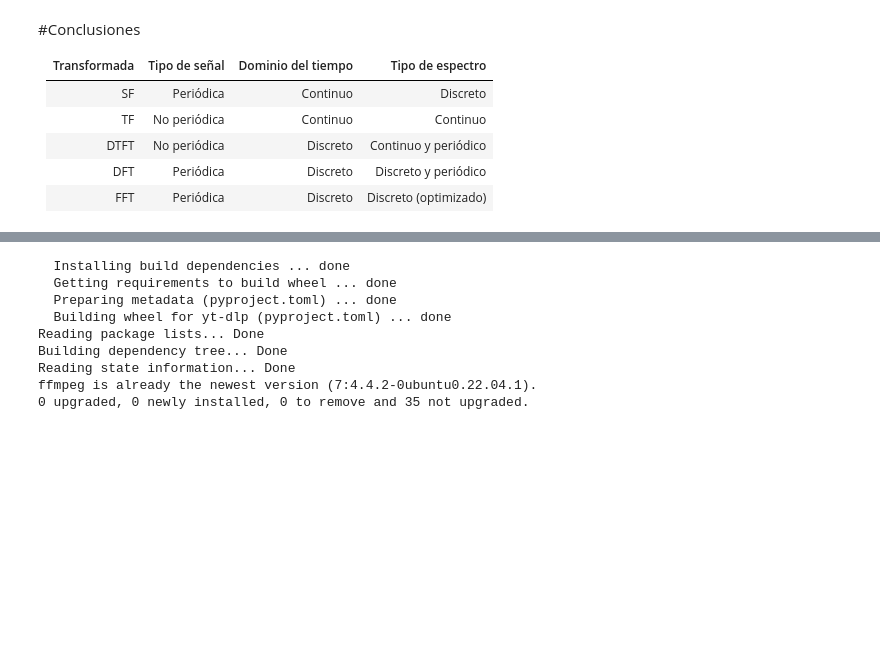
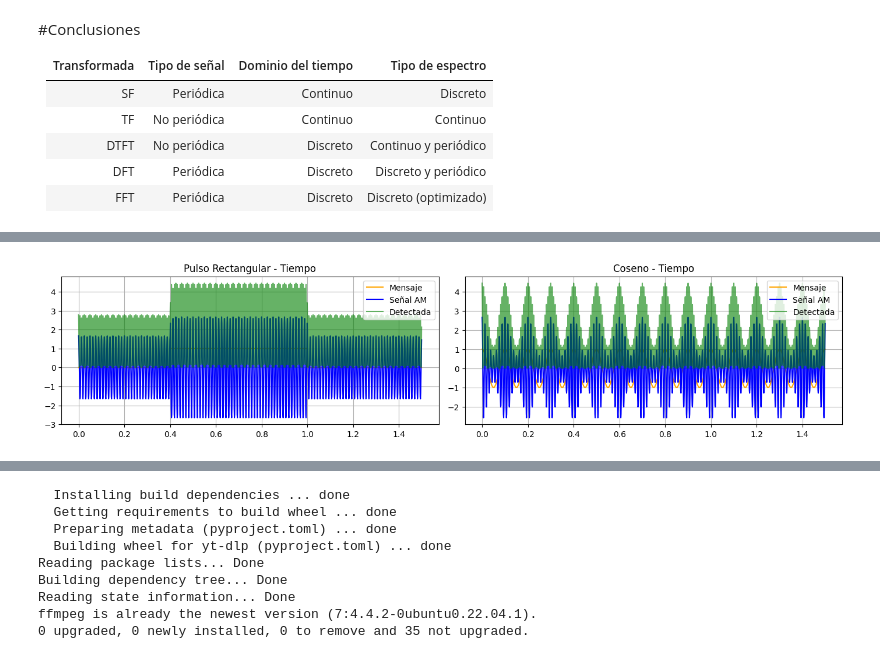
Before and after one commit to jmoralespineda/SENALES_Y_SISTEMAS, a Jupyter notebook: TALLER_2/Copia_de_Taller2_S&s.ipynb, the cells around one changed output, grey strips where cells are left out. Drawn from its saved outputs; the diff is of its cells as text; code cells hidden in the pictures; blank space fills up the shorter version.

```diff
--- a/TALLER_2/Copia_de_Taller2_S&s.ipynb
+++ b/TALLER_2/Copia_de_Taller2_S&s.ipynb
@@ -318,0 +236,91 @@ plt.show()
+# %%
+## Ejemplo de modulacion AM
+# Parámetros generales
+import numpy as np
+import matplotlib.pyplot as plt
+from scipy.fft import rfft, rfftfreq
+
+# ================================
+# Parámetros generales
+# ================================
+fs = 1000       # Frecuencia de muestreo [Hz]
+T = 1.5         # Duración [s]
+t = np.linspace(0, T, int(fs*T), endpoint=False)
+
+fc = 80         # Frecuencia de portadora [Hz]
+fm = 10         # Frecuencia del mensaje [Hz]
+Im = 0.6        # Índice de modulación
+
+# ================================
+# Funciones auxiliares
+# ================================
+def generar_portadora(t, fc, Ac):
+    return Ac * np.cos(2 * np.pi * fc * t)
+
+def señal_AM(mensaje, fc, t, Im):
+    Ac = np.max(np.abs(mensaje)) / Im
+    portadora = generar_portadora(t, fc, Ac)
+    modulada = (1 + mensaje / Ac) * portadora
+    return modulada, portadora
+
+def deteccion_coherente(modulada, portadora):
+    return modulada * portadora
+
+def graficar_tiempo(t, mensaje, modulada, demodulada, titulo):
+    plt.plot(t, mensaje, label="Mensaje", color='orange')
+    plt.plot(t, modulada, label="Señal AM", color='blue')
+    plt.plot(t, demodulada, label="Detectada", color='green', alpha=0.6)
+    plt.title(titulo)
+    plt.legend()
+    plt.grid()
+
+def graficar_frecuencia(signal1, signal2, fs, titulo):
+    freqs = rfftfreq(len(signal1), 1/fs)
+    S1 = rfft(signal1)
+    S2 = rfft(signal2)
+    plt.plot(freqs, np.abs(S1), label="AM", color='blue')
+    plt.plot(freqs, np.abs(S2), label="Demodulada", color='red', alpha=0.7)
+    plt.title(titulo)
+    plt.xlim(0, 200)
+    plt.legend()
+    plt.grid()
+
+# ================================
+# Señal 1: pulso rectangular
+# ================================
+m_pulso = ((t > 0.4) & (t < 1.0)).astype(float)
+s_pulso, c_pulso = señal_AM(m_pulso, fc, t, Im)
+demod_pulso = deteccion_coherente(s_pulso, c_pulso)
+
+# ================================
+# Señal 2: coseno
+# ================================
+m_cos = np.cos(2 * np.pi * fm * t)
+s_cos, c_cos = señal_AM(m_cos, fc, t, Im)
+demod_cos = deteccion_coherente(s_cos, c_cos)
+
+# ================================
+# Gráficas en el tiempo
+# ================================
+plt.figure(figsize=(14, 6))
+plt.subplot(2, 2, 1)
+graficar_tiempo(t, m_pulso, s_pulso, demod_pulso, "Pulso Rectangular - Tiempo")
+
+plt.subplot(2, 2, 2)
+graficar_tiempo(t, m_cos, s_cos, demod_cos, "Coseno - Tiempo")
+plt.tight_layout()
+plt.show()
+
+# ================================
+# Gráficas en frecuencia
+# ================================
+plt.figure(figsize=(14, 6))
+plt.subplot(2, 2, 1)
+graficar_frecuencia(s_pulso, demod_pulso, fs, "Pulso Rectangular - Frecuencia")
+
+plt.subplot(2, 2, 2)
+graficar_frecuencia(s_cos, demod_cos, fs, "Coseno - Frecuencia")
+plt.tight_layout()
+plt.show()
+# %% [output]
+[figure, added]
```
Also changed, not shown: parts of 24 cells of this notebook.
